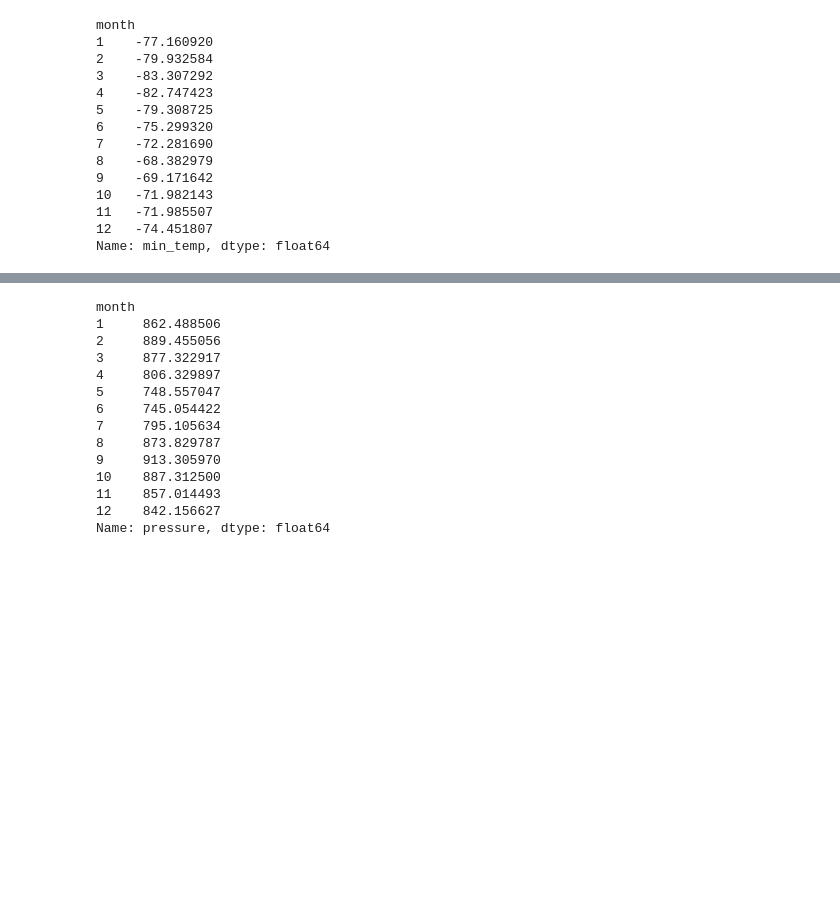
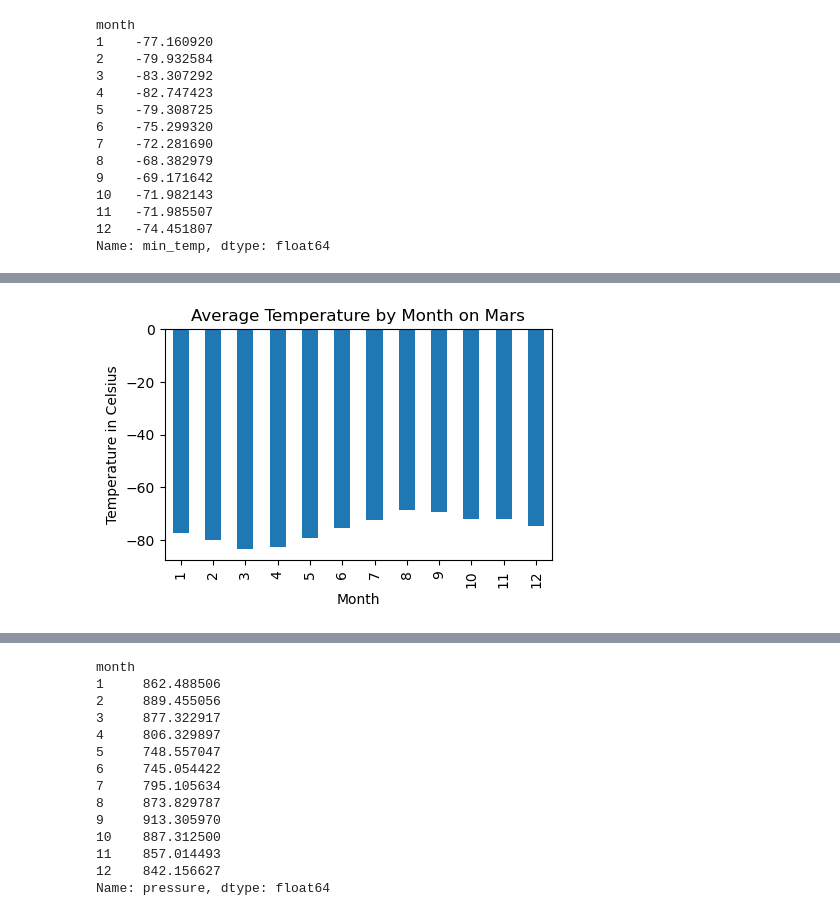
Before and after one commit to vincentpham/beautifulsoup-challenge, a Jupyter notebook: Starter_Code/part_2_mars_weather.ipynb, the cells around one changed output, grey strips where cells are left out. Saved outputs shown, nothing was run; the diff lists cells and outputs as text; code cells hidden in the pictures; blank space fills up the shorter version.

```diff
--- a/Starter_Code/part_2_mars_weather.ipynb
+++ b/Starter_Code/part_2_mars_weather.ipynb
@@ -71,4 +99,5 @@ Assemble the scraped data into a Pandas DataFrame. The columns should have the s
 # %%
 # Create a Pandas DataFrame by using the list of rows and a list of the column names
+data_list_df = pd.DataFrame(data_list)
 # %%
 # Confirm DataFrame was created successfully
@@ -101,2 +130,14 @@ dtype: object
+# %%
+# Change data types for data analysis
+data_list_df['id'] = data_list_df['id'].astype('int')
+
+data_list_df['terrestrial_date'] = pd.to_datetime(data_list_df['terrestrial_date'])
+
+data_list_df['sol'] = data_list_df['sol'].astype('int64')
+data_list_df['ls'] = data_list_df['ls'].astype('int64')
+data_list_df['month'] = data_list_df['month'].astype('int64')
+
+data_list_df['min_temp'] = data_list_df['min_temp'].astype('float')
+data_list_df['pressure'] = data_list_df['pressure'].astype('float')
 # %%
 # Confirm type changes were successful by examining data types again
@@ -147,6 +181,9 @@ Name: month, dtype: int64
 1867
 # %%
 # 3. What is the average low temperature by month?
+avg_low_temp_by_month = data_list_df.groupby('month')['min_temp'].mean()
+
+avg_low_temp_by_month
 # %% [output]
 month
 1    -77.160920
@@ -172,0 +202,16 @@ Name: min_temp, dtype: float64
+# %%
+# Plot the average temperature by month
+
+# creating a bar chart
+plt.figure(figsize=(5, 3))
+avg_low_temp_by_month.plot(kind='bar')
+
+# labels and title
+plt.xlabel('Month')
+plt.ylabel('Temperature in Celsius')
+plt.title('Average Temperature by Month on Mars')
+
+# Show the plot
+plt.show()
+# %% [output]
+[figure, added]
```
Also changed, not shown: parts of 14 cells of this notebook.
